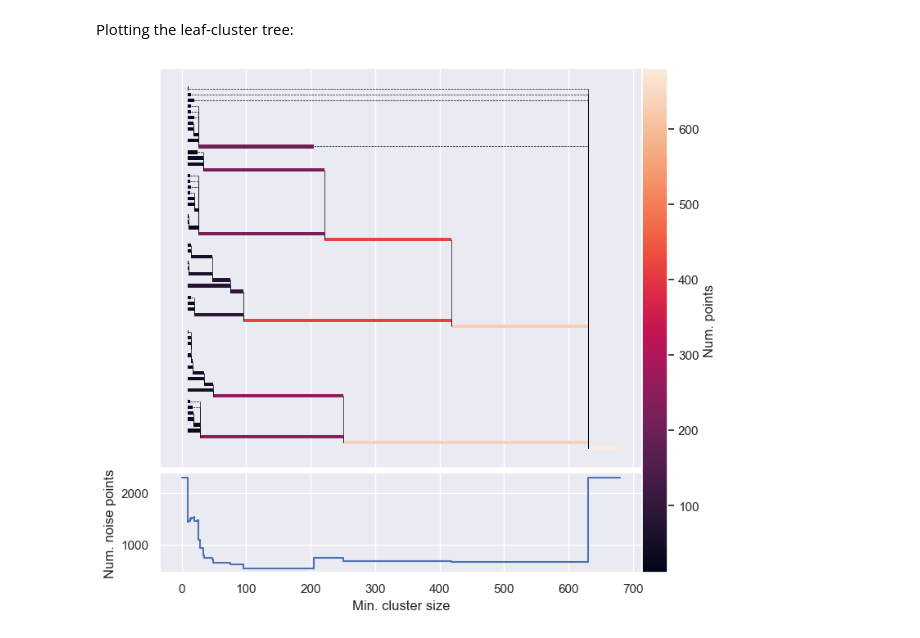
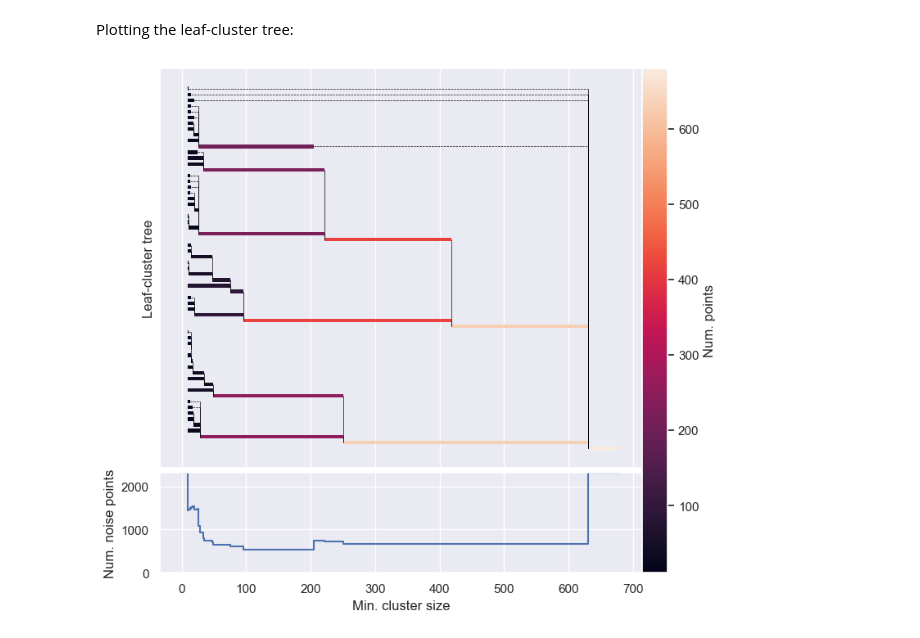
Before and after one commit to JelmerBot/fast_hdbscan, a Jupyter notebook: doc/layer_clustering.ipynb, the cells around one changed output. Saved outputs shown, nothing was run; the diff lists cells and outputs as text; code cells hidden in the pictures.

```diff
--- a/doc/layer_clustering.ipynb
+++ b/doc/layer_clustering.ipynb
@@ -173,15 +173,14 @@ noise_trace_list = noise_trace[indices].tolist()
 
 # Convert to square curve
 inf_sep = 50
-leaf_separation = 0.6
 inf_value = int(min_size + 1 + inf_sep)  # or extracts max death from leaves
-xs = np.vstack(
+noise_trace_xs = np.vstack(
     (
         np.asarray([0] + min_size_list + [min_sizes[-1]]),
         np.asarray(min_size_list + [min_sizes[-1], inf_value]),
     )
 ).T.reshape(-1)
-ys = np.vstack(
+noise_trace_ys = np.vstack(
     (
         np.asarray([n_points] + noise_trace_list + [n_points]),
         np.asarray([n_points] + noise_trace_list + [n_points]),
@@ -189,7 +188,7 @@ ys = np.vstack(
 ).T.reshape(-1)
 
 plt.figure(figsize=(8, 4))
-plt.plot(xs, ys)
+plt.plot(noise_trace_xs, noise_trace_ys)
 plt.xlabel("Min. cluster size")
 plt.ylabel("Num. noise points")
 plt.show()
@@ -251,7 +250,7 @@ for i, leaf in enumerate(df_tree_order(children, root)):
 from matplotlib.collections import PatchCollection, LineCollection
 from matplotlib.patches import Rectangle
 
-
+leaf_separation = 0.6
 rects = PatchCollection(
     [
         Rectangle(
@@ -283,32 +282,34 @@ connecting_lines = LineCollection(
         for leaf in leaves.values()
         if "parent" in leaf
     ],
     linewidths=0.5,
     linestyle="-",
     color="black",
 )
 
 grid_kw = {"height_ratios": [0.8, 0.2], "width_ratios": [0.95, 0.05]}
 fig, axes = plt.subplots(2, 2, sharex=True, gridspec_kw=grid_kw)
 gs = axes[-1, -1].get_gridspec()
 for ax in axes[:, -1]:
     ax.remove()
 
 plt.sca(axes[0, 0])
 axes[0, 0].add_collection(rects)
 axes[0, 0].add_collection(death_lines)
 axes[0, 0].add_collection(connecting_lines)
 plt.autoscale()
 plt.yticks([])
+plt.ylabel("Leaf-cluster tree")
 
 plt.sca(axes[1, 0])
-plt.plot(xs, ys)
+plt.plot(noise_trace_xs, noise_trace_ys)
 plt.ylabel("Num. noise points")
 plt.xlabel("Min. cluster size")
+plt.ylim(0, n_points)
 
 ax = fig.add_subplot(gs[:, -1])
 plt.colorbar(rects, cax=ax, label="Num. points")
 plt.subplots_adjust(hspace=0.02, wspace=0)
 plt.show()
 # %% [output]
-[figure, old version]
+[figure, new version]
```
Also changed, not shown: parts of 5 cells of this notebook.
